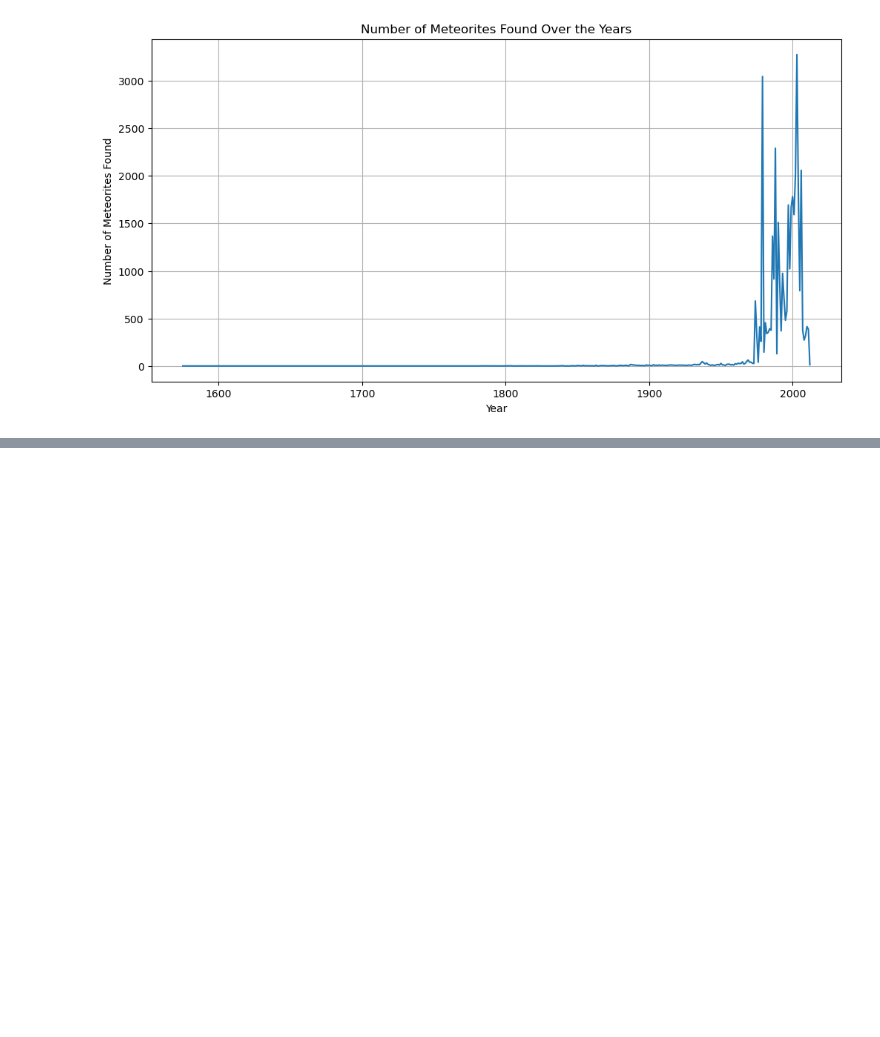
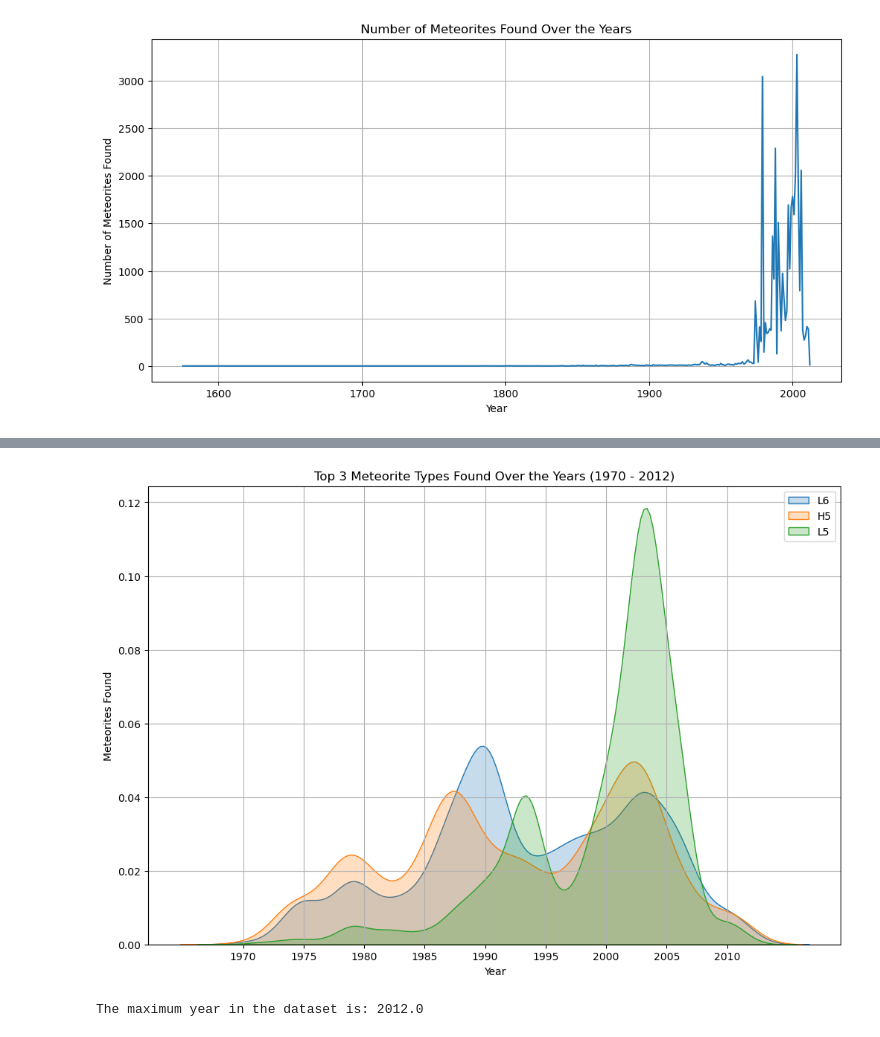
Before and after one commit to Eric-Baldwin/Meteor_Landing_Data, a Jupyter notebook: notebooks/years.ipynb, the cells around one changed output, grey strips where cells are left out. Saved outputs shown, nothing was run; the diff lists cells and outputs as text; code cells hidden in the pictures; blank space fills up the shorter version.

```diff
--- a/notebooks/years.ipynb
+++ b/notebooks/years.ipynb
@@ -33,0 +64,32 @@ plt.show()
+# %%
+top_3_recclass = [
+    'L6',
+    'H5',
+    'L5'
+]
+
+df = df[df['year'] >= 1970.0]
+
+# Filter the DataFrame to only include rows with the top 5 recclass
+df_top_3 = df[df['recclass'].isin(top_3_recclass)]
+
+# Plot the KDE plots for the top 5 recclass
+plt.figure(figsize=(12, 8))
+for recclass in top_3_recclass:
+    sns.kdeplot(df_top_3[df_top_3['recclass'] == recclass]['year'], label=recclass, fill=True)
+plt.xticks(range(int(df['year'].min()), int(df['year'].max()) + 1, 5))
+plt.title('Top 3 Meteorite Types Found Over the Years (1970 - 2012)')
+plt.xlabel('Year')
+plt.ylabel("Meteorites Found")
+plt.legend()
+plt.grid(True)
+plt.show()
+# %% [output]
+[figure, added]
+# %%
+max_year = df['year'].max()
+
+# Display the maximum year
+print(f"The maximum year in the dataset is: {max_year}")
+# %% [output]
+The maximum year in the dataset is: 2012.0
```
Also changed, not shown: parts of 2 cells of this notebook, 20 other files.
